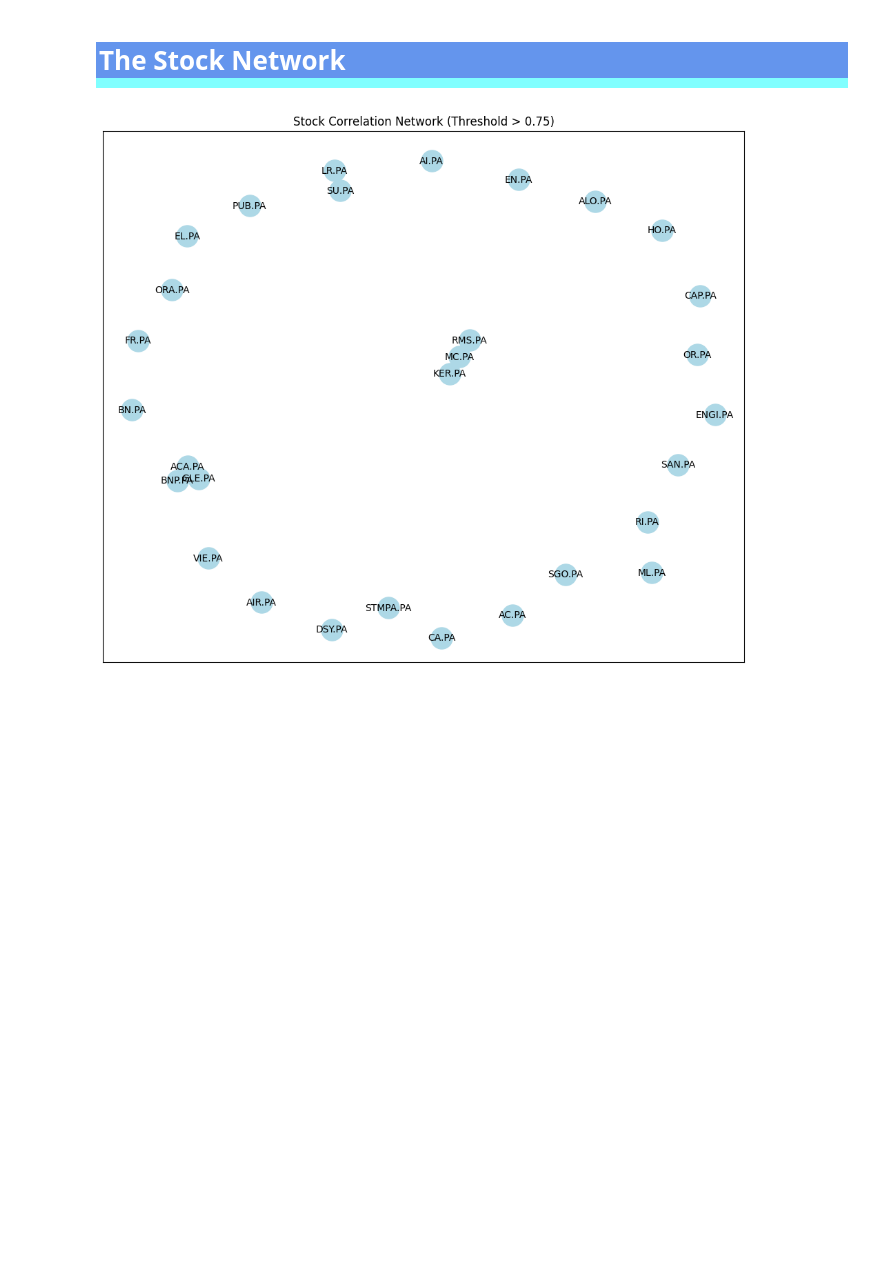
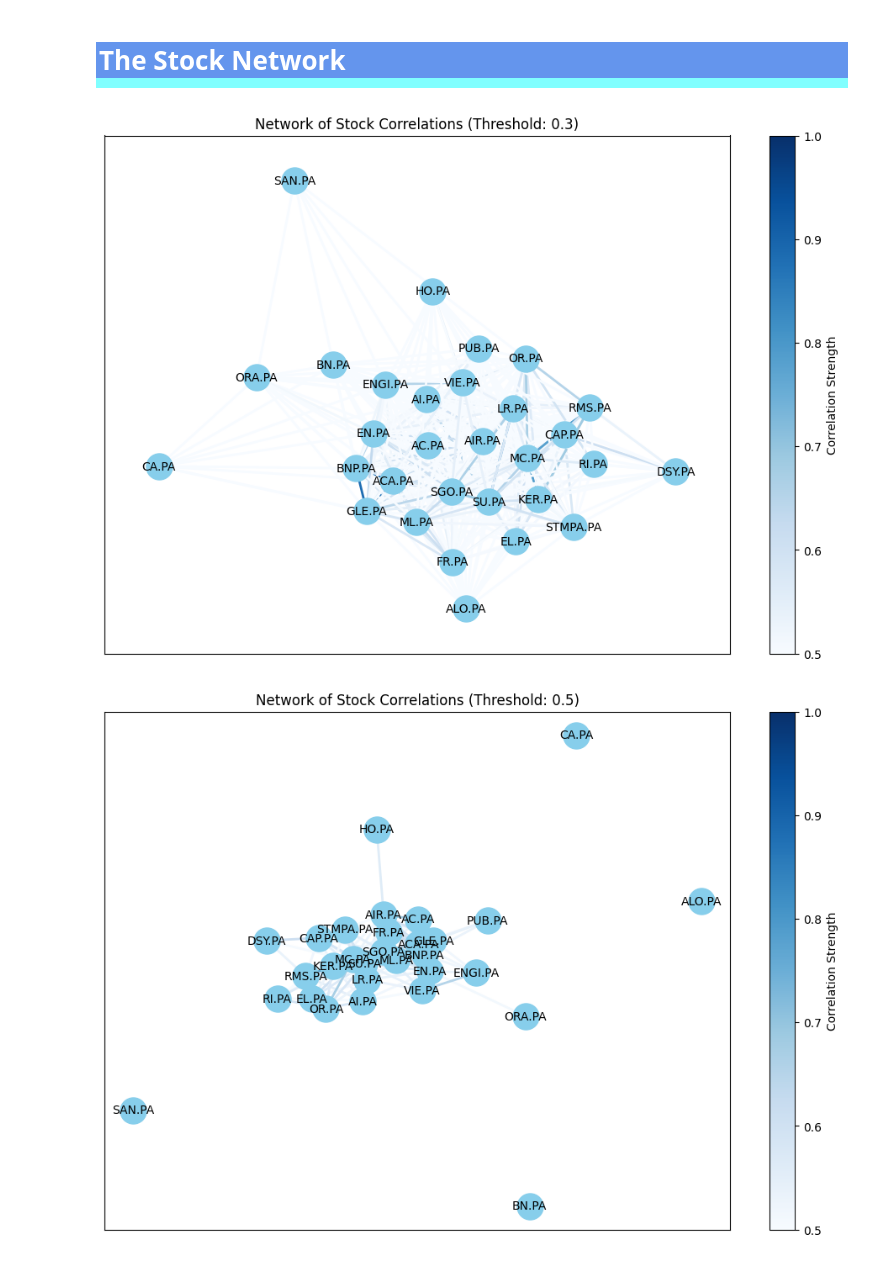
Before and after one commit to AntoineBuffandeau/Data_analysis_on_stocks, a Jupyter notebook: data_related_inn_fin.ipynb, the cells around one changed output. Cells and saved outputs as stored; diff of their text form; code cells hidden in the pictures; blank space fills up the shorter version.

Commit message:
better network and comments

```diff
--- a/data_related_inn_fin.ipynb
+++ b/data_related_inn_fin.ipynb
@@ -369,25 +487,11 @@ Third Quartile = 0.5228344607970834
 # %% [markdown]
 <a id="3b"></a>
 ## <div style="font-family: Cambria; font-weight:bold; letter-spacing: 0px; color:#ffffff; font-size:120%; text-align:left; padding:3.0px; background: #6495ED; border-bottom: 10px solid #80ffff">The Stock Network<br></div>
-# %%
-threshold = 0.75
-G = nx.Graph()
-G.add_nodes_from(correlation_matrix.columns)
-
-for i in range(len(correlation_matrix.columns)):
-    for j in range(i + 1, len(correlation_matrix.columns)):
-        if correlation_matrix.iloc[i, j] > threshold:
-            G.add_edge(correlation_matrix.columns[i], correlation_matrix.columns[j],
-                       weight=correlation_matrix.iloc[i, j])
-
-degree_centrality = nx.degree_centrality(G)
-betweenness_centrality = nx.betweenness_centrality(G)
-closeness_centrality = nx.closeness_centrality(G)
-
-plt.figure(figsize=(12, 10))
-pos = nx.spring_layout(G)
-nx.draw_networkx(G, pos, node_size=500, node_color='lightblue', with_labels=True, font_size=10)
-plt.title("Stock Correlation Network (Threshold > 0.75)")
-plt.show()
-# %% [output]
-[figure, removed]
+# %%
+thresholds = [0.3, 0.5, 0.7]
+for threshold in thresholds:
+    G = create_correlation_network(correlation_matrix, threshold)
+    visualize_correlation_network(G, threshold=threshold)
+# %% [output]
+[figure, added]
+[figure, added]
```
Also changed, not shown: parts of 23 cells of this notebook.
